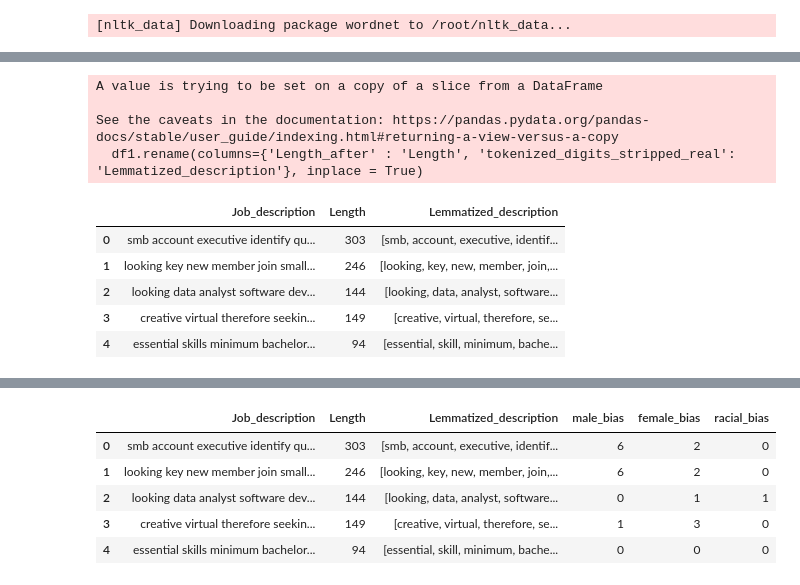
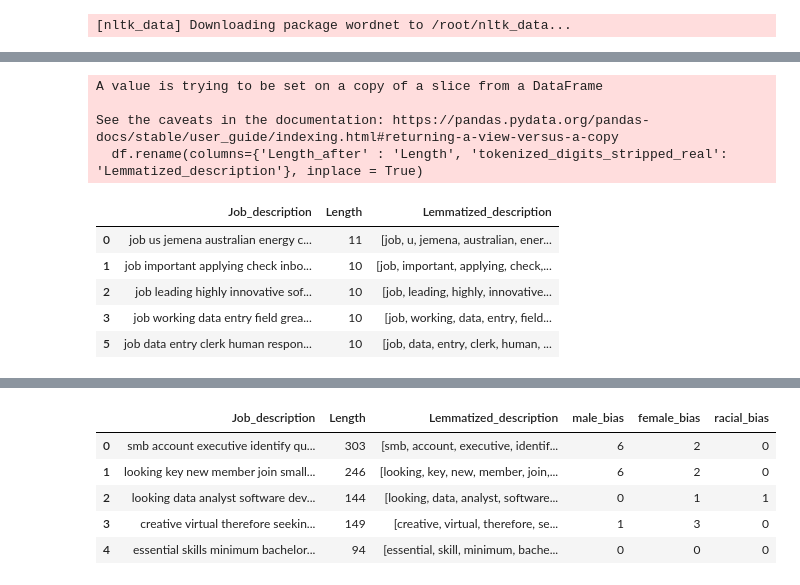
Before and after one commit to shfarhaan/EquiJob, a Jupyter notebook: Equijob_EDA.ipynb, the cells around one changed output, grey strips where cells are left out. Saved outputs shown, nothing was run; the diff lists cells and outputs as text; code cells hidden in the pictures.

```diff
--- a/Equijob_EDA.ipynb
+++ b/Equijob_EDA.ipynb
@@ -710,5 +777,5 @@ clean("provides prompt courteous personalized and attentive service via telephon
 # %% [output]
 'provides prompt courteous personalized attentive service via telephone guest provides accurate information recommendation guests queries regarding f b hotel local area etc ensure hotel policies imple ...
 # %%
-df['Job_description'] = df['Job_description'].apply(clean)
+df['job_description'] = df['job_description'].apply(clean)
 # %%
@@ -770,7 +842,7 @@ def tokenize_text(text):
     return wordpunct_tokenize(text)
 
 # Apply the tokenize_text function to create a new 'Tokenized_Description' column
-df['Tokenized_Description'] = df['Job_description'].apply(tokenize_text)
+df['Tokenized_Description'] = df['job_description'].apply(tokenize_text)
 # %%
 df.head()
 # %% [output]
@@ -813,23 +885,23 @@ df['tokenized_digits_stripped_real'] = df['tokenized_digits_stripped'].apply(tok
 df['Length_before'] = [len(df['Lemmatized_Description_real'][i]) for i in df.index]
 df['Length_after'] = [len(df['tokenized_digits_stripped_real'][i]) for i in df.index]
 # %%
-df1 = df[['Job_description', 'Length_after', 'tokenized_digits_stripped_real']]
+df = df[['job_description', 'Length_after', 'tokenized_digits_stripped_real']]
 # %%
-df1.rename(columns={'Length_after' : 'Length', 'tokenized_digits_stripped_real': 'Lemmatized_description'}, inplace = True)
+df.rename(columns={'Length_after' : 'Length', 'tokenized_digits_stripped_real': 'Lemmatized_description'}, inplace = True)
 # %% [output]
 A value is trying to be set on a copy of a slice from a DataFrame
 
 See the caveats in the documentation: https://pandas.pydata.org/pandas-docs/stable/user_guide/indexing.html#returning-a-view-versus-a-copy
-  df1.rename(columns={'Length_after' : 'Length', 'tokenized_digits_stripped_real': 'Lemmatized_description'}, inplace = True)
+  df.rename(columns={'Length_after' : 'Length', 'tokenized_digits_stripped_real': 'Lemmatized_description'}, inplace = True)
 # %%
-df1.head()
+df.head()
 # %% [output]
 |  | Job_description | Length | Lemmatized_description |
-| 0 | smb account executive identify qu... | 303 | [smb, account, executive, identif... |
-| 1 | looking key new member join small... | 246 | [looking, key, new, member, join,... |
-| 2 | looking data analyst software dev... | 144 | [looking, data, analyst, software... |
-| 3 | creative virtual therefore seekin... | 149 | [creative, virtual, therefore, se... |
-| 4 | essential skills minimum bachelor... | 94 | [essential, skill, minimum, bache... |
+| 0 | job us jemena australian energy c... | 11 | [job, u, jemena, australian, ener... |
+| 1 | job important applying check inbo... | 10 | [job, important, applying, check,... |
+| 2 | job leading highly innovative sof... | 10 | [job, leading, highly, innovative... |
+| 3 | job working data entry field grea... | 10 | [job, working, data, entry, field... |
+| 5 | job data entry clerk human respon... | 10 | [job, data, entry, clerk, human, ... |
 # %%
 def bias(text):
     male_count = 0
```
Also changed, not shown: parts of 18 cells of this notebook.
